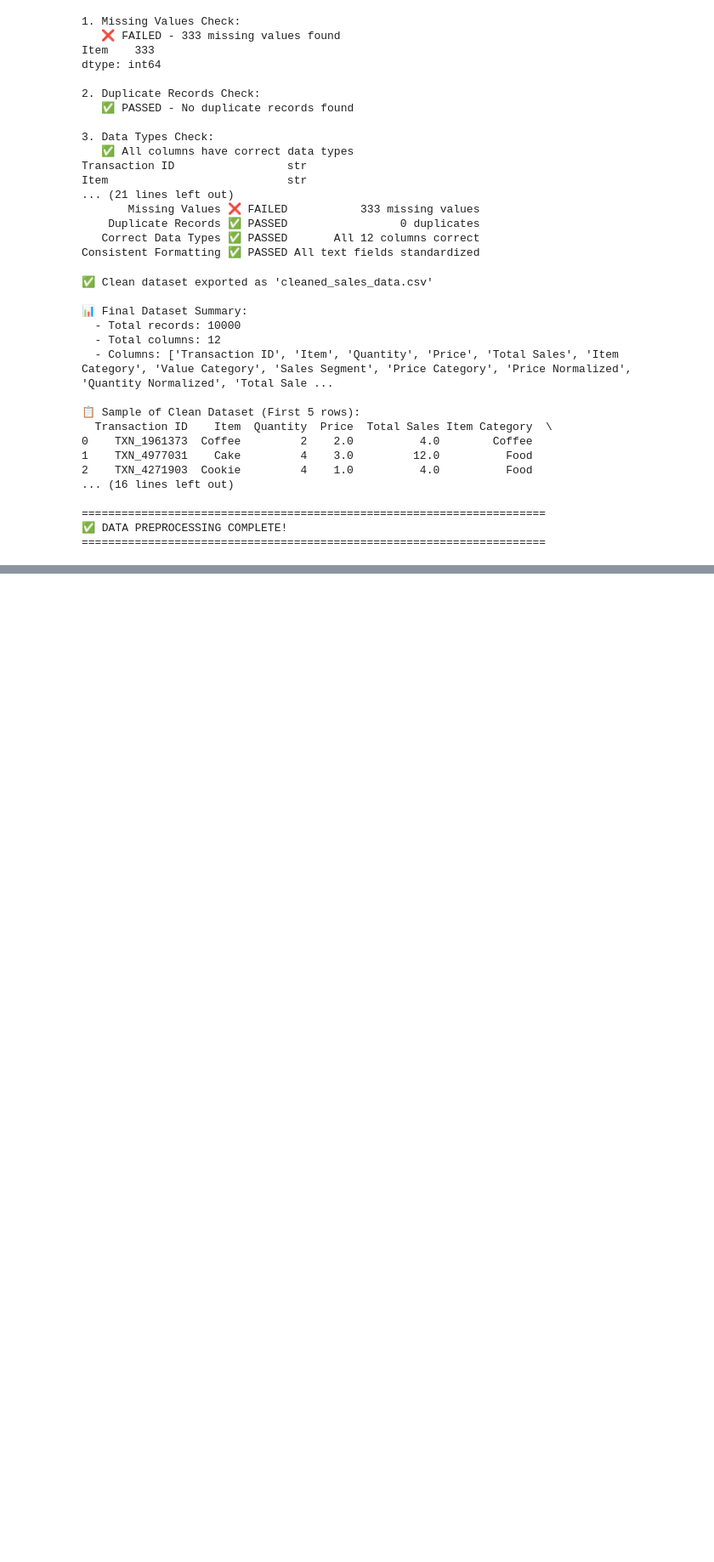
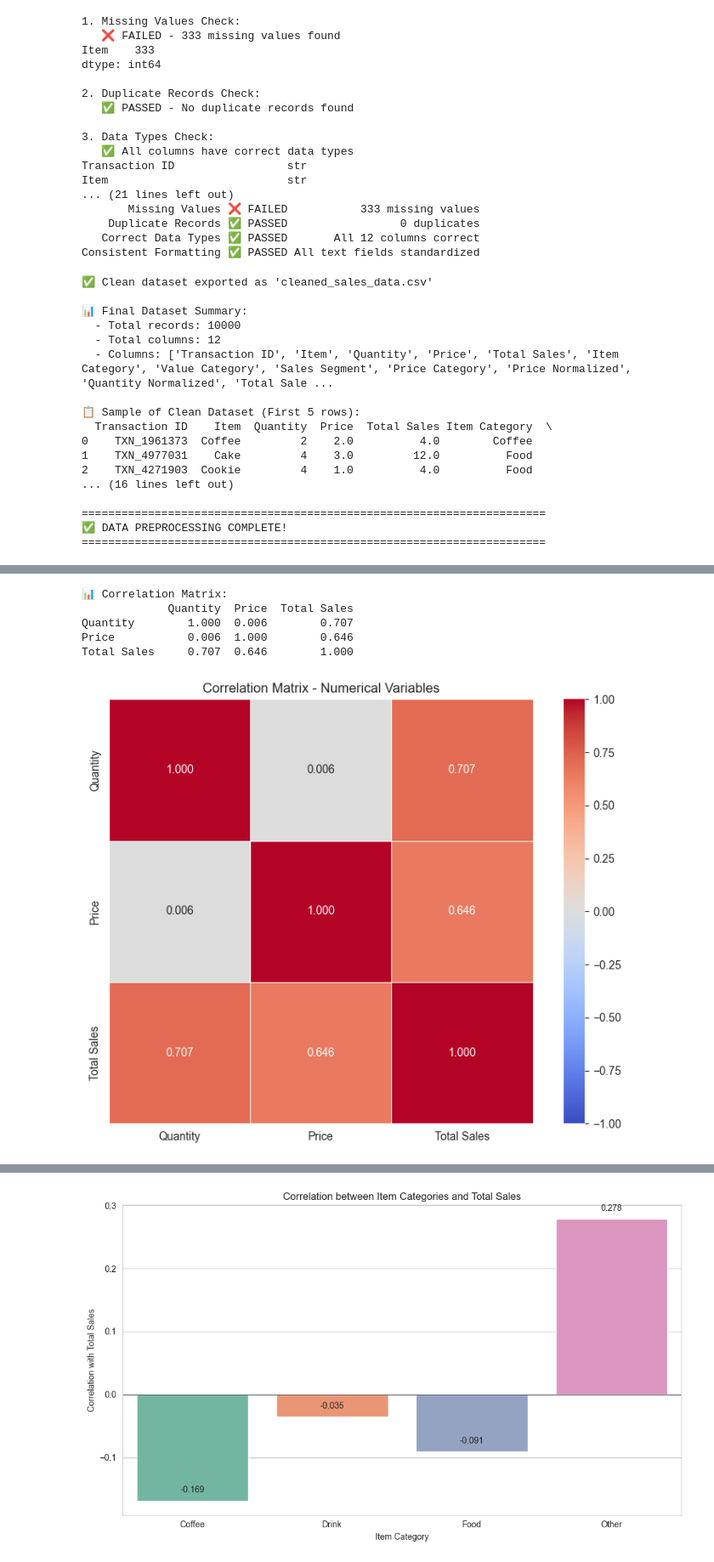
Before and after one commit to Ndanu-eng/cafe-sales-cleaning, a Jupyter notebook: Cafe_sales.ipynb, the cells around one changed output, grey strips where cells are left out. Shown at 85% size. Cells and saved outputs as stored; diff of their text form; code cells hidden in the pictures; blank space fills up the shorter version.

```diff
--- a/Cafe_sales.ipynb
+++ b/Cafe_sales.ipynb
@@ -761,0 +1162,78 @@ print("=" * 70)
+# %%
+# ============================================
+# TASK 6: CORRELATION ANALYSIS
+
+# Compute correlation matrix
+corr = df[['Quantity', 'Price', 'Total Sales']].corr()
+
+print("\n📊 Correlation Matrix:")
+print(corr.round(3))
+
+# Heatmap with seaborn
+fig, ax = plt.subplots(figsize=(8, 6))
+sns.heatmap(corr, annot=True, cmap='coolwarm', vmin=-1, vmax=1,
+            square=True, linewidths=0.5, fmt='.3f', ax=ax)
+ax.set_title('Correlation Matrix - Numerical Variables')
+plt.tight_layout()
+plt.savefig('correlation_heatmap.png', dpi=300)
+plt.show()
+
+# Correlation with categories
+fig, ax = plt.subplots(figsize=(10, 6))
+
+# Create dummy variables for Item Category
+category_dummies = pd.get_dummies(df['Item Category'])
+correlation_with_categories = category_dummies.corrwith(df['Total Sales'])
+
+correlation_df = pd.DataFrame({
+    'Category': correlation_with_categories.index,
+    'Correlation with Total Sales': correlation_with_categories.values
+})
+print("\n📊 Correlation with Total Sales by Category:")
+print(correlation_df)
+
+# Bar chart for category correlation
+sns.barplot(data=correlation_df, x='Category', y='Correlation with Total Sales',
+            palette='Set2', ax=ax)
+ax.set_title('Correlation between Item Categories and Total Sales')
+ax.set_xlabel('Item Category')
+ax.set_ylabel('Correlation with Total Sales')
+ax.axhline(y=0, color='black', linestyle='-', linewidth=0.5)
+
+for bar, val in zip(ax.patches, correlation_df['Correlation with Total Sales']):
+    ax.text(bar.get_x() + bar.get_width()/2, bar.get_height() + 0.01,
+            f'{val:.3f}', ha='center', va='bottom')
+
+plt.tight_layout()
+plt.savefig('correlation_categories.png', dpi=300)
+plt.show()
+
+print("\n📋 Correlation Analysis Findings:")
+
+# Identify strong positive correlations
+strong_positive = corr[(corr > 0.5) & (corr < 1.0)].stack().drop_duplicates()
+if len(strong_positive) > 0:
+    print("\n1️⃣ Strong Positive Correlations (>0.5):")
+    for pair, val in strong_positive.items():
+        print(f"   - {pair[0]} ↔ {pair[1]}: {val:.3f}")
+
+# Identify strong negative correlations
+strong_negative = corr[(corr < -0.5) & (corr > -1.0)].stack().drop_duplicates()
+if len(strong_negative) > 0:
+    print("\n2️⃣ Strong Negative Correlations (<-0.5):")
+    for pair, val in strong_negative.items():
+        print(f"   - {pair[0]} ↔ {pair[1]}: {val:.3f}")
+
+# Identify weak relationships
+weak = corr[(corr > -0.2) & (corr < 0.2) & (corr != 1.0)].stack().drop_duplicates()
+if len(weak) > 0:
+    print("\n3️⃣ Weak Relationships (between -0.2 and 0.2):")
+    for pair, val in weak.items():
+        print(f"   - {pair[0]} ↔ {pair[1]}: {val:.3f}")
+# %% [output]
+📊 Correlation Matrix:
+             Quantity  Price  Total Sales
+Quantity        1.000  0.006        0.707
+Price           0.006  1.000        0.646
+Total Sales     0.707  0.646        1.000
+[figure, added]
@@ -761,0 +1246 @@ print("=" * 70)
+[figure, added]
```
Also changed, not shown: parts of 12 cells of this notebook, 15 other files.
